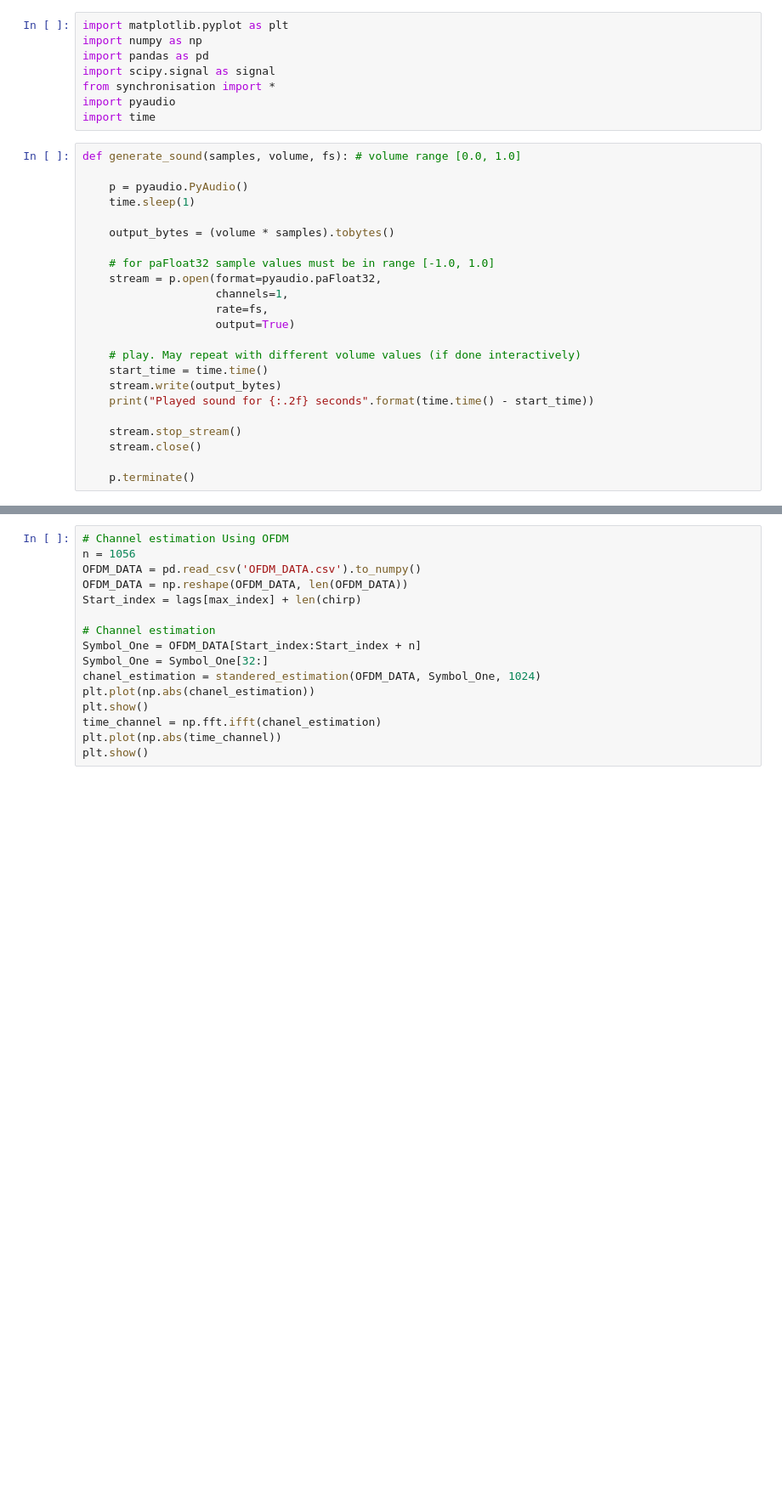
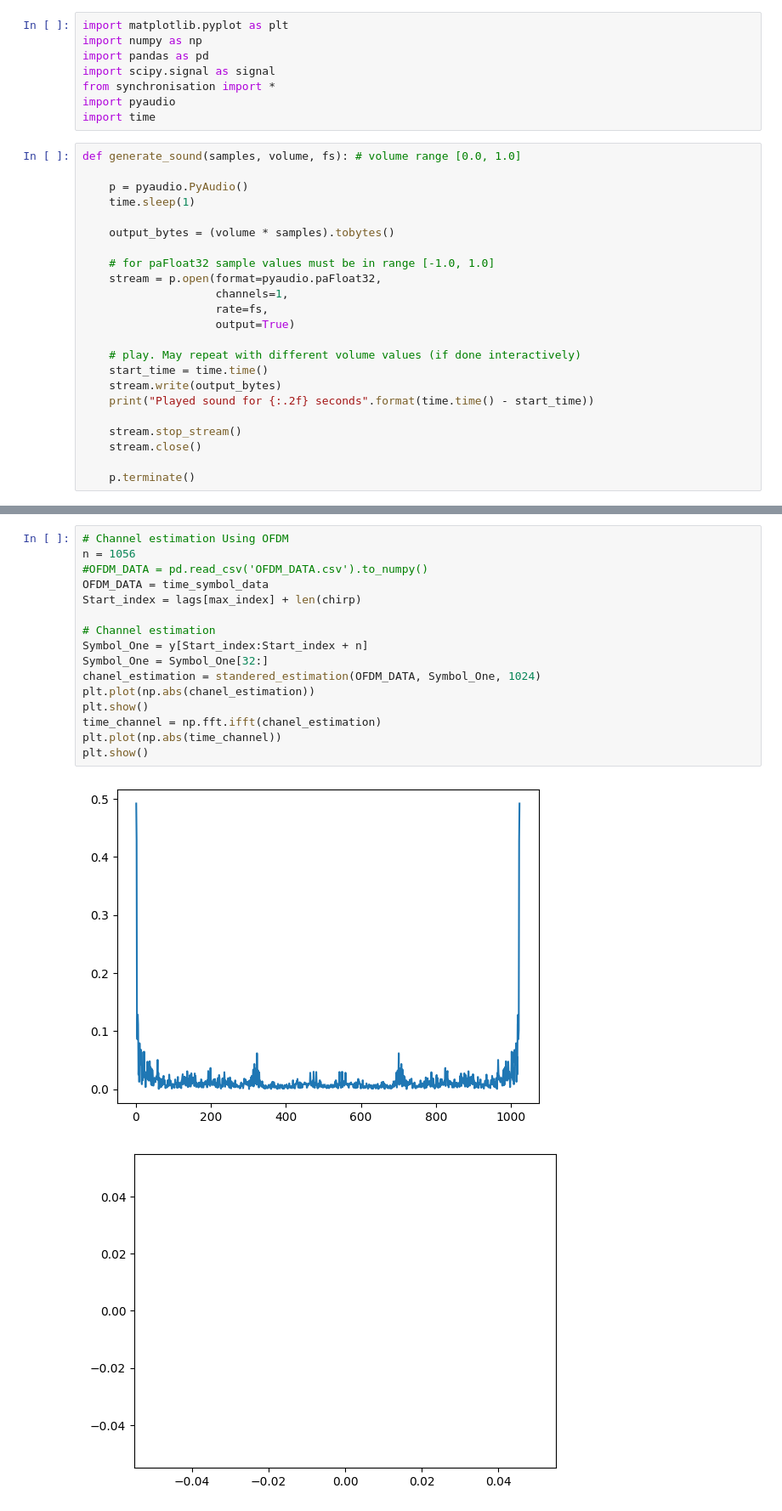
Before and after one commit to kmcm0707/GF3, a Jupyter notebook: full_decoder.ipynb, the cells around one changed output, grey strips where cells are left out. Shown at 85% size. Saved outputs shown, nothing was run; the diff lists cells and outputs as text; blank space fills up the shorter version.

```diff
--- a/full_decoder.ipynb
+++ b/full_decoder.ipynb
@@ -138,16 +152,19 @@ plt.show()
 # %%
 # Channel estimation Using OFDM
 n = 1056
-OFDM_DATA = pd.read_csv('OFDM_DATA.csv').to_numpy()
-OFDM_DATA = np.reshape(OFDM_DATA, len(OFDM_DATA))
+#OFDM_DATA = pd.read_csv('OFDM_DATA.csv').to_numpy()
+OFDM_DATA = time_symbol_data
 Start_index = lags[max_index] + len(chirp)
 
 # Channel estimation
-Symbol_One = OFDM_DATA[Start_index:Start_index + n]
+Symbol_One = y[Start_index:Start_index + n]
 Symbol_One = Symbol_One[32:]
 chanel_estimation = standered_estimation(OFDM_DATA, Symbol_One, 1024)
 plt.plot(np.abs(chanel_estimation))
 plt.show()
 time_channel = np.fft.ifft(chanel_estimation)
 plt.plot(np.abs(time_channel))
 plt.show()
+# %% [output]
+[figure, added]
+[figure, added]
```
Also changed, not shown: parts of 7 cells of this notebook, 3 other files.
